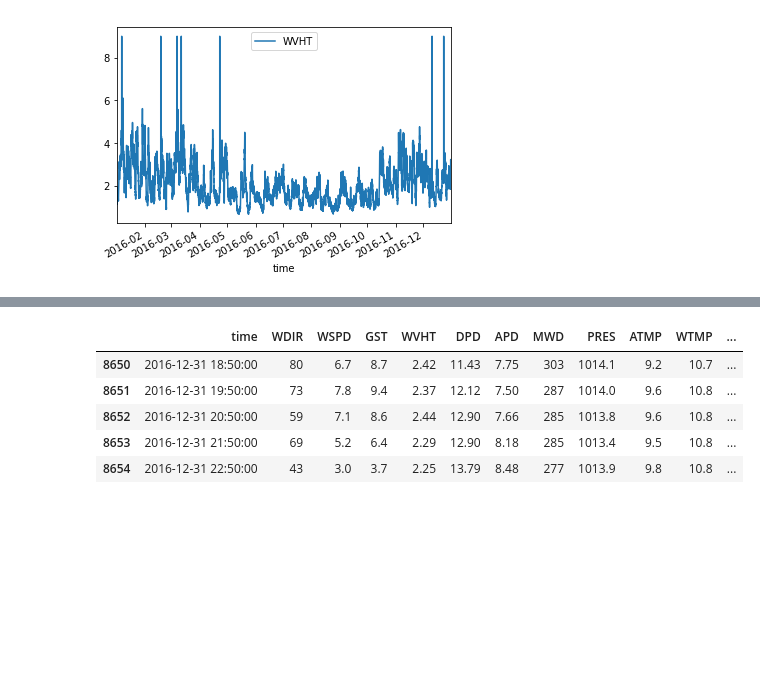
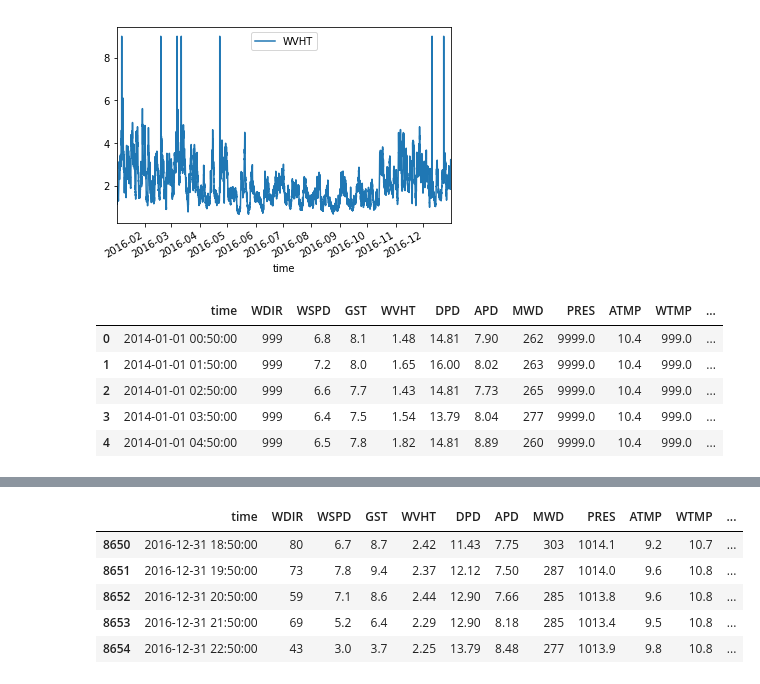
Before and after one commit to katiellane/wave_forecasting, a Jupyter notebook: NDBC_data_wrangling.ipynb, the cells around one changed output, grey strips where cells are left out. Cells and saved outputs as stored; diff of their text form; code cells hidden in the pictures; blank space fills up the shorter version.

Commit message:
data wrangling updates

```diff
--- a/NDBC_data_wrangling.ipynb
+++ b/NDBC_data_wrangling.ipynb
@@ -88,6 +88,15 @@ for y in range(2014,2015):
     bouy_data.append(df)
 
 sf_bouy_data = pd.concat(bouy_data)
+# %%
+sf_bouy_data.head()
+# %% [output]
+|  | time | WDIR | WSPD | GST | WVHT | DPD | APD | MWD | PRES | ATMP | WTMP | ... |
+| 0 | 2014-01-01 00:50:00 | 999 | 6.8 | 8.1 | 1.48 | 14.81 | 7.90 | 262 | 9999.0 | 10.4 | 999.0 | ... |
+| 1 | 2014-01-01 01:50:00 | 999 | 7.2 | 8.0 | 1.65 | 16.00 | 8.02 | 263 | 9999.0 | 10.4 | 999.0 | ... |
+| 2 | 2014-01-01 02:50:00 | 999 | 6.6 | 7.7 | 1.43 | 14.81 | 7.73 | 265 | 9999.0 | 10.4 | 999.0 | ... |
+| 3 | 2014-01-01 03:50:00 | 999 | 6.4 | 7.5 | 1.54 | 13.79 | 8.04 | 277 | 9999.0 | 10.4 | 999.0 | ... |
+| 4 | 2014-01-01 04:50:00 | 999 | 6.5 | 7.8 | 1.82 | 14.81 | 8.89 | 260 | 9999.0 | 10.4 | 999.0 | ... |
 # %%
 #Get all SF bouy data
 
```
Also changed, not shown: parts of 2 cells of this notebook.
